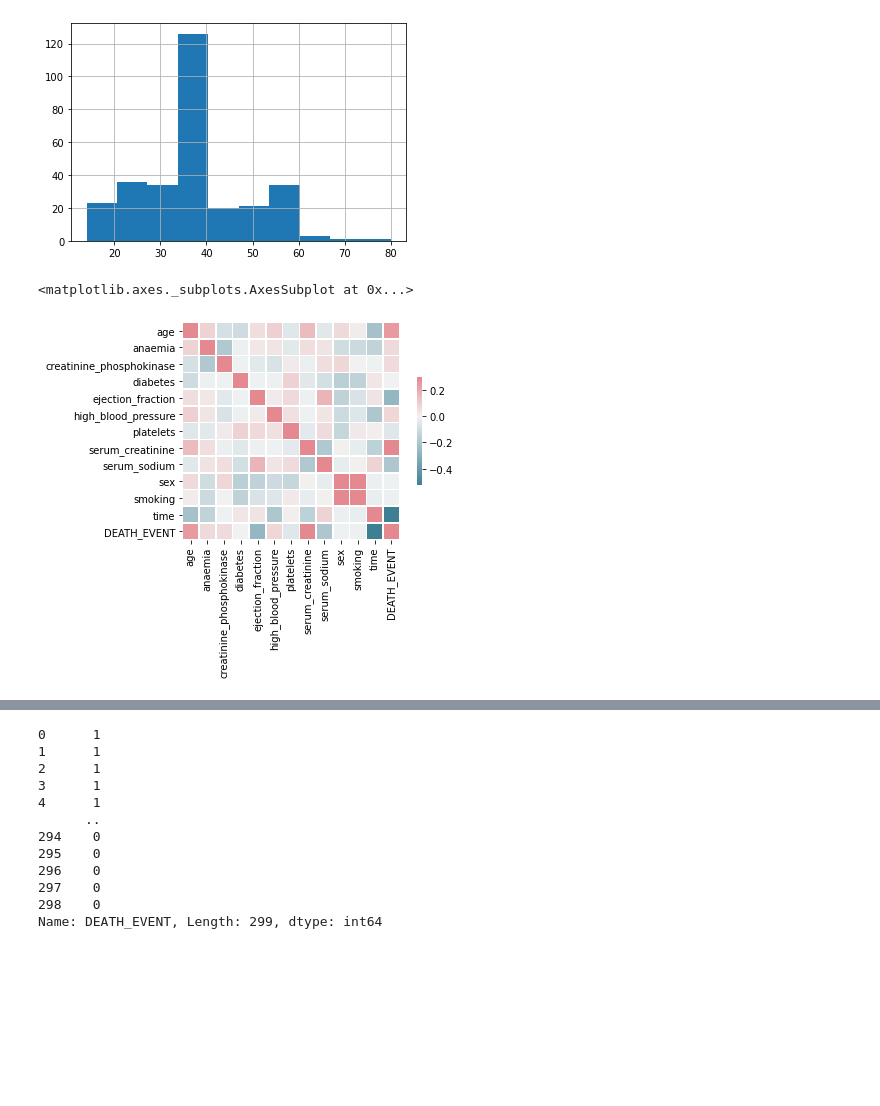
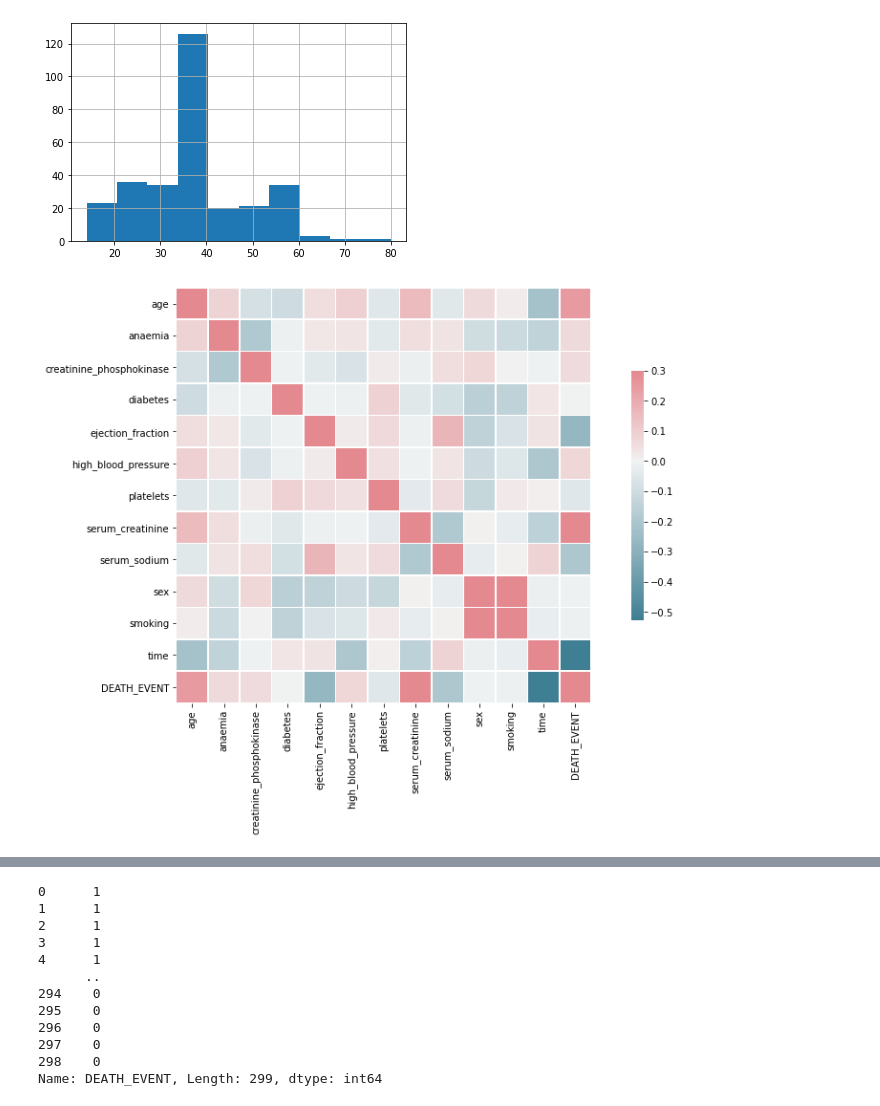
Before and after one commit to jopagel/Heart-Failure, a Jupyter notebook: EDA_and_NeuralNet.ipynb, the cells around one changed output, grey strips where cells are left out. Saved outputs shown, nothing was run; the diff lists cells and outputs as text; code cells hidden in the pictures; blank space fills up the shorter version.

```diff
--- a/EDA_and_NeuralNet.ipynb
+++ b/EDA_and_NeuralNet.ipynb
@@ -54,11 +52,11 @@ df.ejection_fraction.hist();
 [figure]
 # %%
 cmap = sns.diverging_palette(220, 10, as_cmap=True)
+plt.subplots(figsize=(15,8))
 sns.heatmap(df.corr(),vmax=.3, center=0, cmap=cmap,
-            square=True, linewidths=.5, cbar_kws={"shrink": .5})
+            square=True, linewidths=.5, cbar_kws={"shrink": .6});
 # %% [output]
-<matplotlib.axes._subplots.AxesSubplot at 0x...>
-[figure, old version]
+[figure, new version]
 # %%
 df.corr()
 # %% [output]
```
Also changed, not shown: parts of 25 cells of this notebook.
